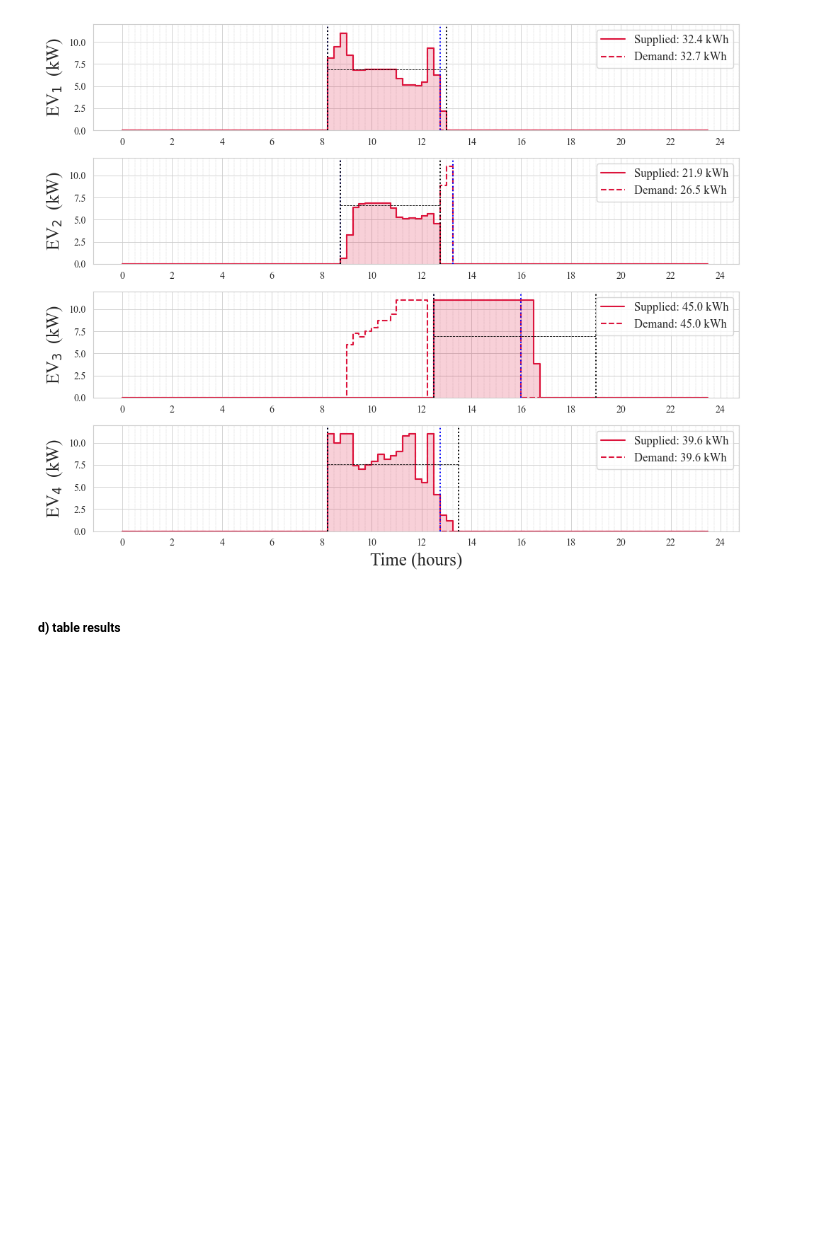
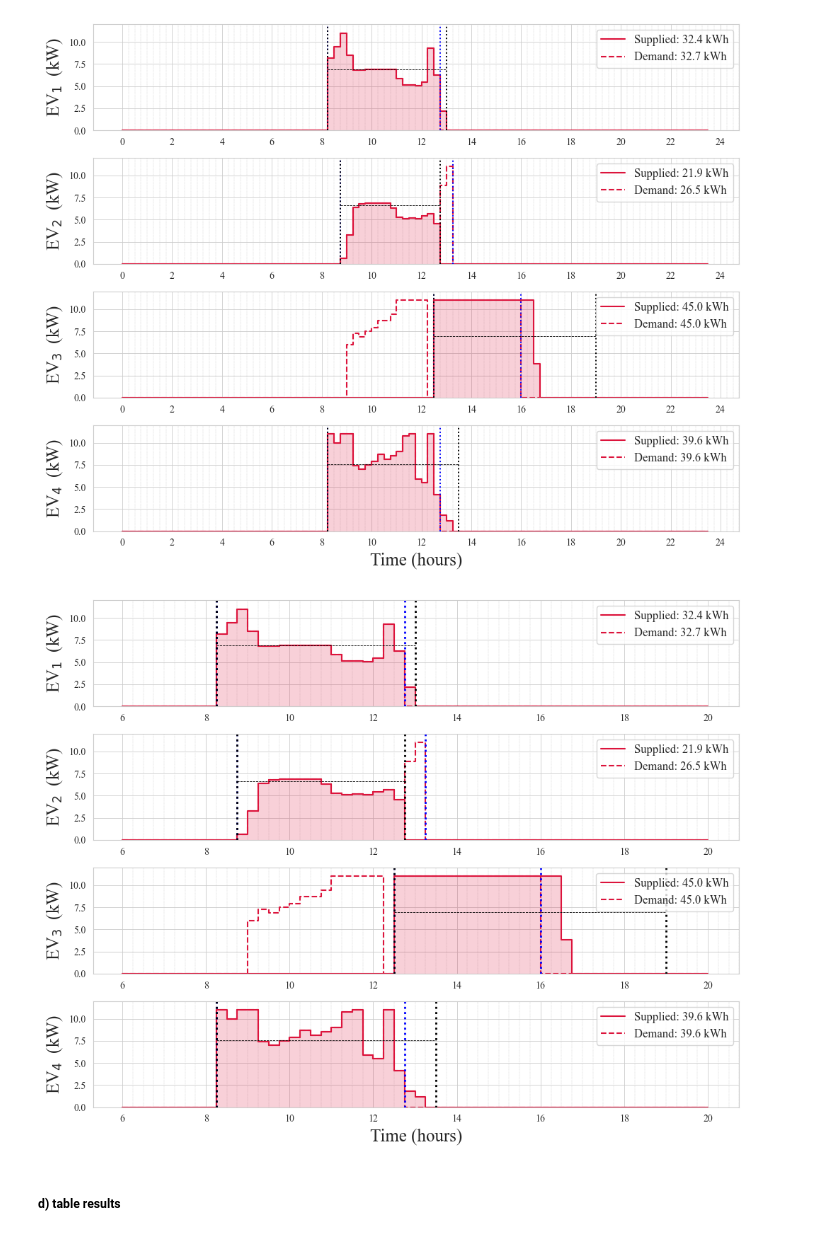
Before and after one commit to ES-Lab/ES-MDN-MPC, a Jupyter notebook: MDN_MPC_res.ipynb, the cells around one changed output. Cells and saved outputs as stored; diff of their text form; code cells hidden in the pictures; blank space fills up the shorter version.

```diff
--- a/MDN_MPC_res.ipynb
+++ b/MDN_MPC_res.ipynb
@@ -1277,5 +1279,55 @@ plt.savefig('res_chargers.png', dpi=300, bbox_inches='tight', pad_inches=0.1)
 # %% [output]
 [figure]
+# %%
+import numpy as np
+import matplotlib.pyplot as plt
+import seaborn as sns
+
+applied_demand = np.sum(results['p_chargers'], axis=0)/4
+real_energies_initial = results['remaining_demand'][0].reshape(1, 4)  # Example EV demand
+est_availab  = np.array([[33, 51],[35,53],[50, 64],[33,51]])
+real_availab = np.array([[33, 52],[35,51],[50,76],[33,54]])
+sns.set_style('whitegrid')
+plt.rcParams['font.family'] = 'Times New Roman'
+
+# Create figure and first set of axes
+fig, axes = plt.subplots(4, 1, figsize=(10, 8))
+
+for i in range(len(axes)):
+    # Plot for ax1 (Battery Power)
+    axes[i].fill_between(time_steps[24:81], results['p_chargers'][24:81,i], color='crimson', alpha=0.2, edgecolor='None', step="pre")
+    line1, = axes[i].plot(time_steps[24:81], results['p_chargers'][24:81,i], color='crimson', linewidth=1.5, drawstyle='steps', label=f'Supplied: {applied_demand[i]:.1f} kWh')
+    line2, = axes[i].plot(time_steps[24:81], results['p_chargers_ideal'][24:81,i], '--', color='crimson', linewidth=1.5, drawstyle='steps', label=f'Demand: {real_energies_initial[0,i]:.1f} kWh')
+
+    axes[i].axvline(x = est_availab[i,0]/4, color = 'blue', linestyle=':', linewidth=2)
+    axes[i].axvline(x = est_availab[i,1]/4, color = 'blue', linestyle=':', linewidth=2)
+
+    axes[i].axvline(x = real_availab[i,0]/4, color = 'black', linestyle=':', linewidth=2)
+    axes[i].axvline(x = real_availab[i,1]/4, color = 'black', linestyle=':', linewidth=2)
+
+    charging_time = np.arange(real_availab[i,0],real_availab[i,1]+1)/4
+    axes[i].plot(charging_time, np.repeat(real_energies_initial[0,i]/(max(charging_time)-min(charging_time)), len(charging_time)) , color = 'black', linestyle='--', linewidth=0.6)
+
+    axes[i].set_ylabel(f'EV$_{{{i+1}}}$  (kW)', size=18)
+    axes[i].set_ylim([0, 12])
+    axes[i].grid(True, which='minor', linestyle='--', linewidth=0.3)
+    axes[i].grid(True, which='major', linestyle='-', linewidth=0.6)
+
+    # Set x-axis ticks
+    minor_hours = np.arange(6, 21, 0.25)
+    major_hours = np.arange(6, 21, 2)
+    axes[i].set_xticks(minor_hours, minor=True)
+    axes[i].set_xticks(major_hours, minor=False)
+
+    # # Combine legends from both axes
+    axes[i].legend(loc='upper right', fontsize=12)
+
+axes[i].set_xlabel('Time (hours)', size=18)
+plt.tight_layout()
+# Save the figure
+plt.savefig('results/res_chargers_2.png', dpi=300, bbox_inches='tight', pad_inches=0.1)
+# %% [output]
+[figure, added]
 # %% [markdown]
 ##### d) table results
 # %%
```
Also changed, not shown: parts of 8 cells of this notebook.
